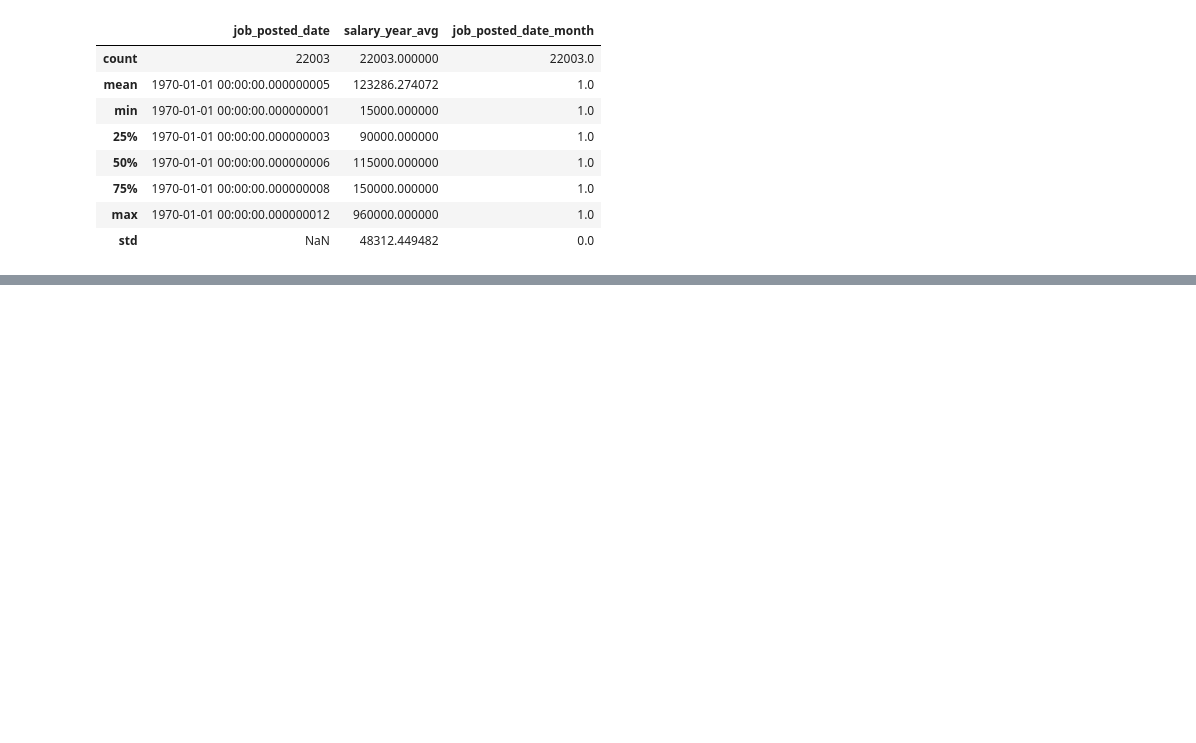
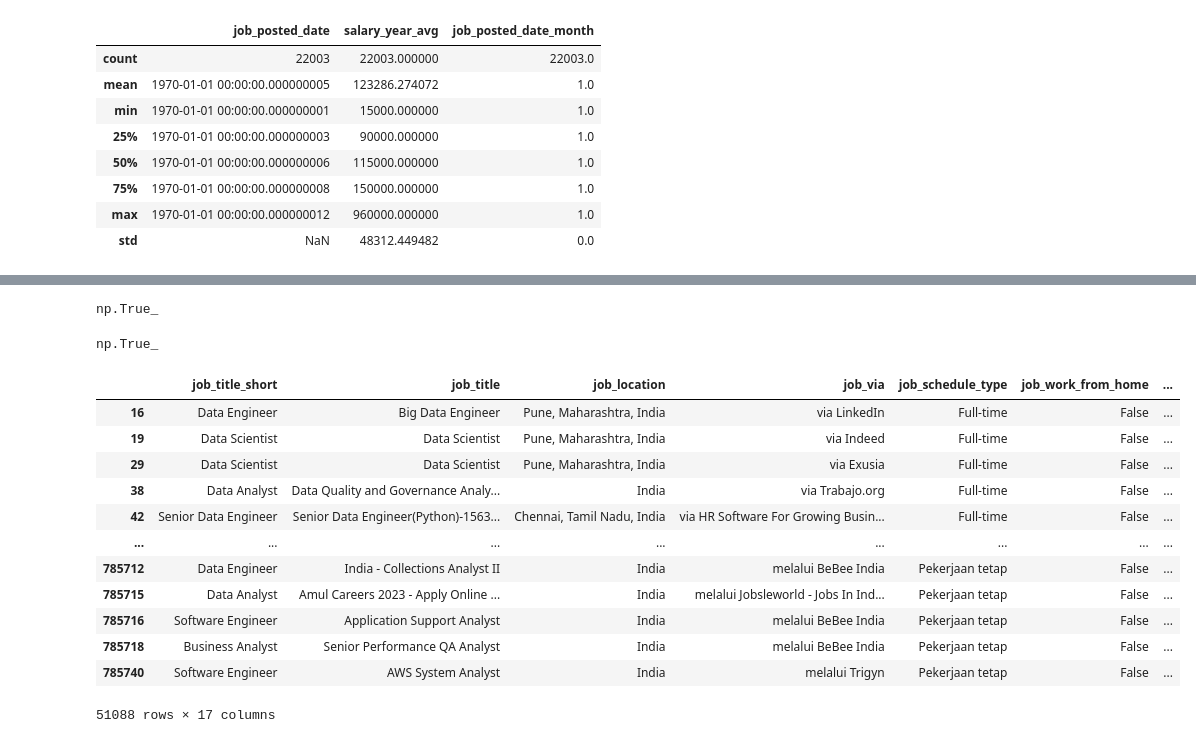
Before and after one commit to shyam0770sharma-prog/PYTHON, a Jupyter notebook: Untitled21.ipynb, the cells around one changed output, grey strips where cells are left out. Cells and saved outputs as stored; diff of their text form; code cells hidden in the pictures; blank space fills up the shorter version.

Commit message:
PYTHON.PANDAS

```diff
--- a/Untitled21.ipynb
+++ b/Untitled21.ipynb
@@ -823,3 +823,12 @@ df.describe()
 | 75% | 1970-01-01 00:00:00.000000008 | 150000.000000 | 1.0 |
 | max | 1970-01-01 00:00:00.000000012 | 960000.000000 | 1.0 |
 | std | NaN | 48312.449482 | 0.0 |
+# %%
+import pandas as pd
+from datasets import load_dataset
+
+# Loading Data
+dataset = load_dataset('lukebarousse/data_jobs')
+df = dataset['train'].to_pandas()
+# Data cleanup
+df['job_posted_date'] = pd.to_datetime(df['job_posted_date'])
@@ -825,0 +1026,26 @@ df.describe()
+# %%
+df['job_country'].isin(['Brazil']).any()
+# %% [output]
+np.True_
+# %%
+df['job_country'].isin(['South Korea']).any()
+# %% [output]
+np.True_
+# %%
+india_jobs = df[df['job_country']=='India']
+# %%
+india_jobs
+# %% [output]
+|  | job_title_short | job_title | job_location | job_via | job_schedule_type | job_work_from_home | ... |
+| 16 | Data Engineer | Big Data Engineer | Pune, Maharashtra, India | via LinkedIn | Full-time | False | ... |
+| 19 | Data Scientist | Data Scientist | Pune, Maharashtra, India | via Indeed | Full-time | False | ... |
+| 29 | Data Scientist | Data Scientist | Pune, Maharashtra, India | via Exusia | Full-time | False | ... |
+| 38 | Data Analyst | Data Quality and Governance Analy... | India | via Trabajo.org | Full-time | False | ... |
+| 42 | Senior Data Engineer | Senior Data Engineer(Python)-1563... | Chennai, Tamil Nadu, India | via HR Software For Growing Busin... | Full-time | False | ... |
+| ... | ... | ... | ... | ... | ... | ... | ... |
+| 785712 | Data Engineer | India - Collections Analyst II | India | melalui BeBee India | Pekerjaan tetap | False | ... |
+| 785715 | Data Analyst | Amul Careers 2023 - Apply Online ... | India | melalui Jobsleworld - Jobs In Ind... | Pekerjaan tetap | False | ... |
+| 785716 | Software Engineer | Application Support Analyst | India | melalui BeBee India | Pekerjaan tetap | False | ... |
+| 785718 | Business Analyst | Senior Performance QA Analyst | India | melalui BeBee India | Pekerjaan tetap | False | ... |
+| 785740 | Software Engineer | AWS System Analyst | India | melalui Trigyn | Pekerjaan tetap | False | ... |
+51088 rows × 17 columns
```
Also changed, not shown: parts of 18 cells of this notebook.
